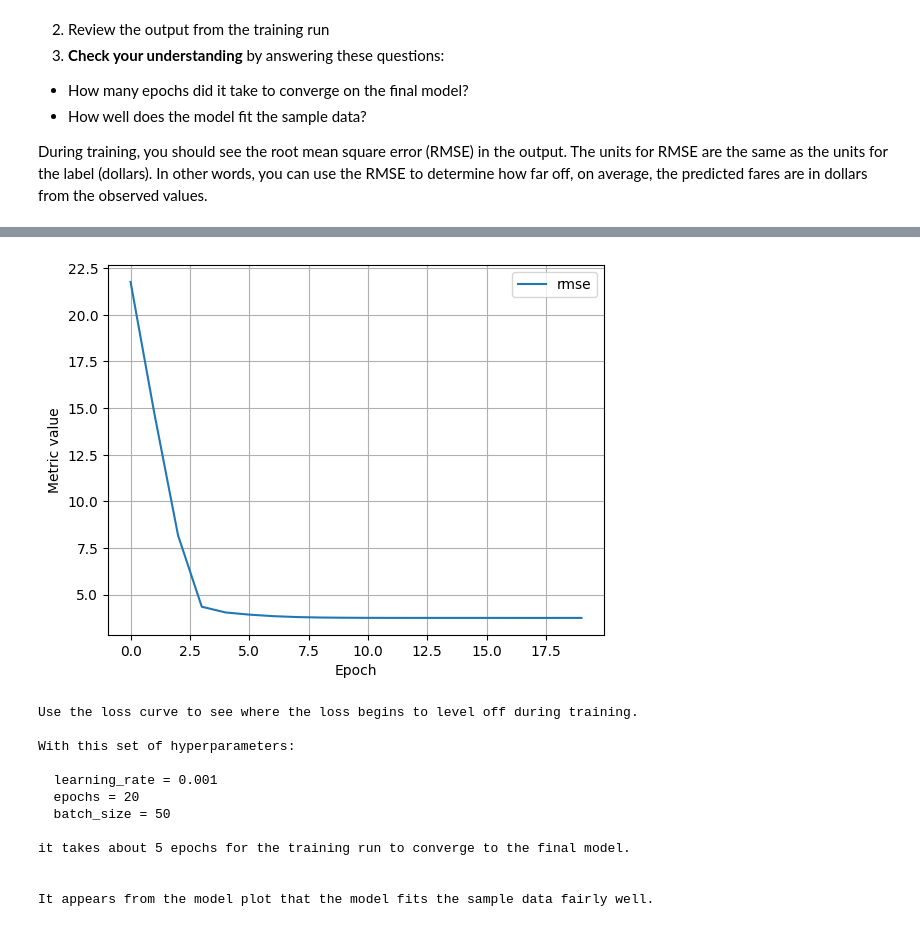
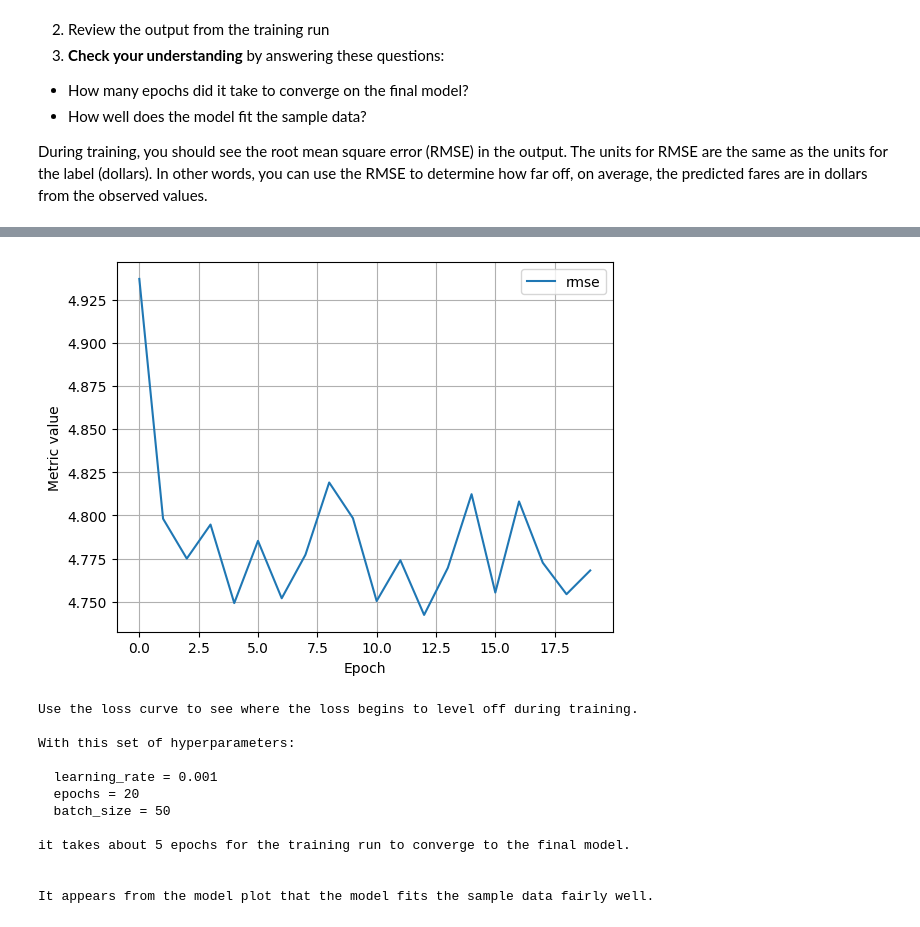
Before and after one commit to maluberian/GoogleML, a Jupyter notebook: ml/cc/exercises/linear_regression_taxi.ipynb, the cells around one changed output, grey strips where cells are left out. Saved outputs shown, nothing was run; the diff lists cells and outputs as text; code cells hidden in the pictures.

```diff
--- a/ml/cc/exercises/linear_regression_taxi.ipynb
+++ b/ml/cc/exercises/linear_regression_taxi.ipynb
@@ -387,7 +387,7 @@ During training, you should see the root mean square error (RMSE) in the output.
 
 # The following variables are the hyperparameters.
 settings_1 = ml_edu.experiment.ExperimentSettings(
-    learning_rate = 0.001,
+    learning_rate = 0.5,
     number_epochs = 20,
     batch_size = 50,
     input_features = ['TRIP_MILES']
@@ -421,6 +421,6 @@ Epoch 20/20
 7/7 ━━━━━━━━━━━━━━━━━━━━ 0s 8ms/step
 [interactive output not drawn]
-[figure, old version]
+[figure, new version]
 # %%
 #@title Double-click to view answers for training model with one feature
 
```
Also changed, not shown: parts of 5 cells of this notebook.
